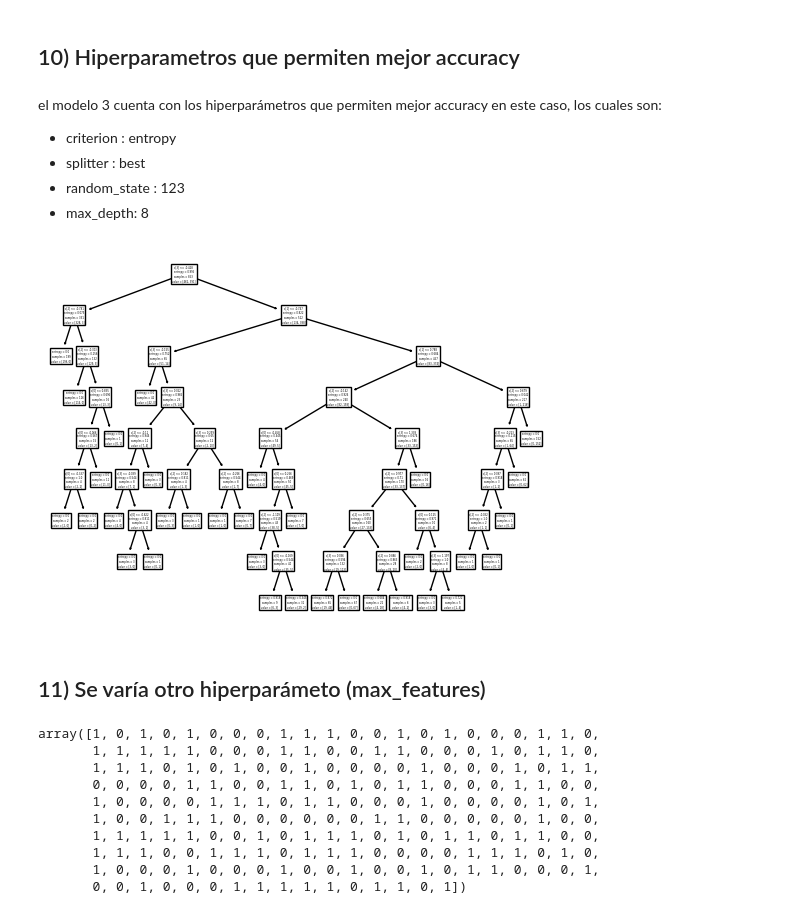
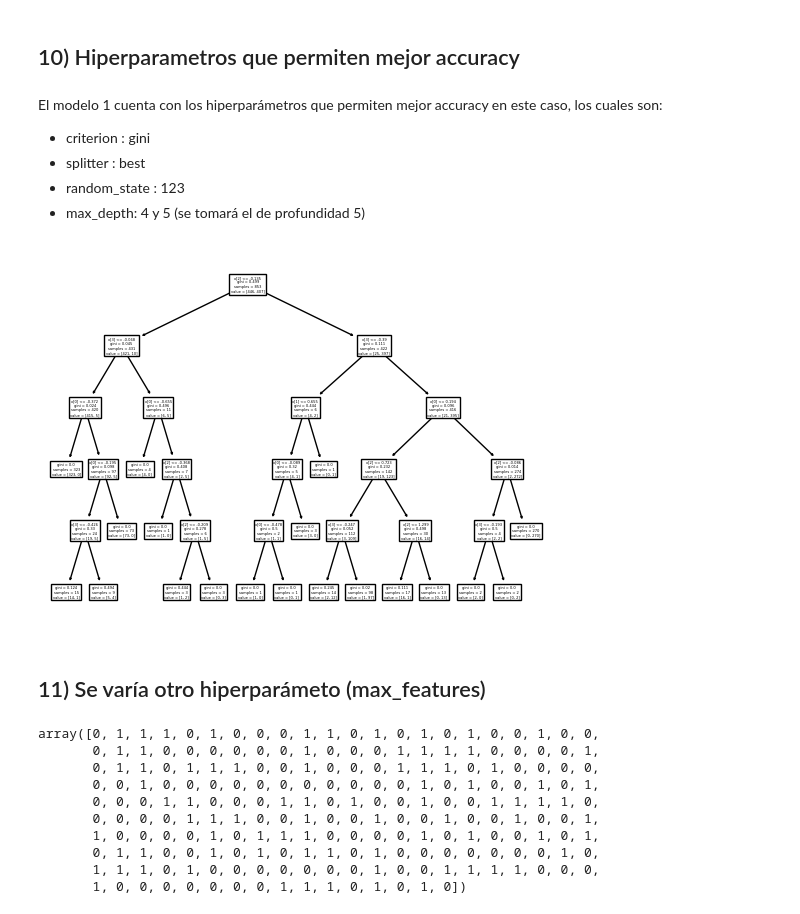
Before and after one commit to Carlosmtp/ML-CO2-Emissions, a Jupyter notebook: ML_DT_CO2_Emissions.ipynb, the cells around one changed output. Cells and saved outputs as stored; diff of their text form; code cells hidden in the pictures.

```diff
--- a/ML_DT_CO2_Emissions.ipynb
+++ b/ML_DT_CO2_Emissions.ipynb
@@ -399,36 +399,36 @@ df
 # %% [markdown]
 ## 10) Hiperparametros que permiten mejor accuracy
 # %% [markdown]
-el modelo 3 cuenta con los hiperparámetros que permiten mejor accuracy en este caso, los cuales son:
+El modelo 1 cuenta con los hiperparámetros que permiten mejor accuracy en este caso, los cuales son:
 
-- criterion : entropy
+- criterion : gini
 - splitter : best
 - random_state : 123
-- max_depth: 8
+- max_depth: 4 y 5 (se tomará el de profundidad 5)
 # %%
 from sklearn import tree
-tree.plot_tree(models3[7])
-tree.export_graphviz(decision_tree=models3[7], class_names=True,out_file="Arbol Modelo Mejor Accuracy.dot")
+tree.plot_tree(models1[4])
+tree.export_graphviz(decision_tree=models1[4], class_names=True,out_file="Arbol Modelo Mejor Accuracy.dot")
 # %% [output]
-[figure, old version]
+[figure, new version]
 # %% [markdown]
 ## 11) Se varía otro hiperparámeto (max_features)
 # %%
-model4 = tree.DecisionTreeClassifier(criterion="entropy",splitter="random",random_state=123,max_depth=8,max_features='log2')
+model4 = tree.DecisionTreeClassifier(criterion="gini",splitter="best",random_state=123,max_depth=5,max_features='log2')
 model4.fit(X_train, y_train)
 y_pred4 = model4.predict(X_test)
 y_pred4
 # %% [output]
-array([1, 0, 1, 0, 1, 0, 0, 0, 1, 1, 1, 0, 0, 1, 0, 1, 0, 0, 0, 1, 1, 0,
-       1, 1, 1, 1, 1, 0, 0, 0, 1, 1, 0, 0, 1, 1, 0, 0, 0, 1, 0, 1, 1, 0,
-       1, 1, 1, 0, 1, 0, 1, 0, 0, 1, 0, 0, 0, 0, 1, 0, 0, 0, 1, 0, 1, 1,
-       0, 0, 0, 0, 1, 1, 0, 0, 1, 1, 0, 1, 0, 1, 1, 0, 0, 0, 1, 1, 0, 0,
-       1, 0, 0, 0, 0, 1, 1, 1, 0, 1, 1, 0, 0, 0, 1, 0, 0, 0, 0, 1, 0, 1,
-       1, 0, 0, 1, 1, 1, 0, 0, 0, 0, 0, 0, 1, 1, 0, 0, 0, 0, 0, 1, 0, 0,
-       1, 1, 1, 1, 1, 0, 0, 1, 0, 1, 1, 1, 0, 1, 0, 1, 1, 0, 1, 1, 0, 0,
-       1, 1, 1, 0, 0, 1, 1, 1, 0, 1, 1, 1, 0, 0, 0, 0, 1, 1, 1, 0, 1, 0,
-       1, 0, 0, 0, 1, 0, 0, 0, 1, 0, 0, 1, 0, 0, 1, 0, 1, 1, 0, 0, 0, 1,
-       0, 0, 1, 0, 0, 0, 1, 1, 1, 1, 1, 0, 1, 1, 0, 1])
+array([0, 1, 1, 1, 0, 1, 0, 0, 0, 1, 1, 0, 1, 0, 1, 0, 1, 0, 0, 1, 0, 0,
+       0, 1, 1, 0, 0, 0, 0, 0, 0, 1, 0, 0, 0, 1, 1, 1, 1, 0, 0, 0, 0, 1,
+       0, 1, 1, 0, 1, 1, 1, 0, 0, 1, 0, 0, 0, 1, 1, 1, 0, 1, 0, 0, 0, 0,
+       0, 0, 1, 0, 0, 0, 0, 0, 0, 0, 0, 0, 0, 0, 1, 0, 1, 0, 0, 1, 0, 1,
+       0, 0, 0, 1, 1, 0, 0, 0, 1, 1, 0, 1, 0, 0, 1, 0, 0, 1, 1, 1, 1, 0,
+       0, 0, 0, 0, 1, 1, 1, 0, 0, 1, 0, 0, 1, 0, 0, 1, 0, 0, 1, 0, 0, 1,
+       1, 0, 0, 0, 0, 1, 0, 1, 1, 1, 0, 0, 0, 0, 1, 0, 1, 0, 0, 1, 0, 1,
+       0, 1, 1, 0, 0, 1, 0, 1, 0, 1, 1, 0, 1, 0, 0, 0, 0, 0, 0, 0, 1, 0,
+       1, 1, 1, 0, 1, 0, 0, 0, 0, 0, 0, 0, 1, 0, 0, 1, 1, 1, 1, 0, 0, 0,
+       1, 0, 0, 0, 0, 0, 0, 0, 1, 1, 1, 0, 1, 0, 1, 0])
 # %%
 accuracy4 = accuracy_score(y_test,y_pred4)
 accuracy4
```
Also changed, not shown: parts of 20 cells of this notebook.
